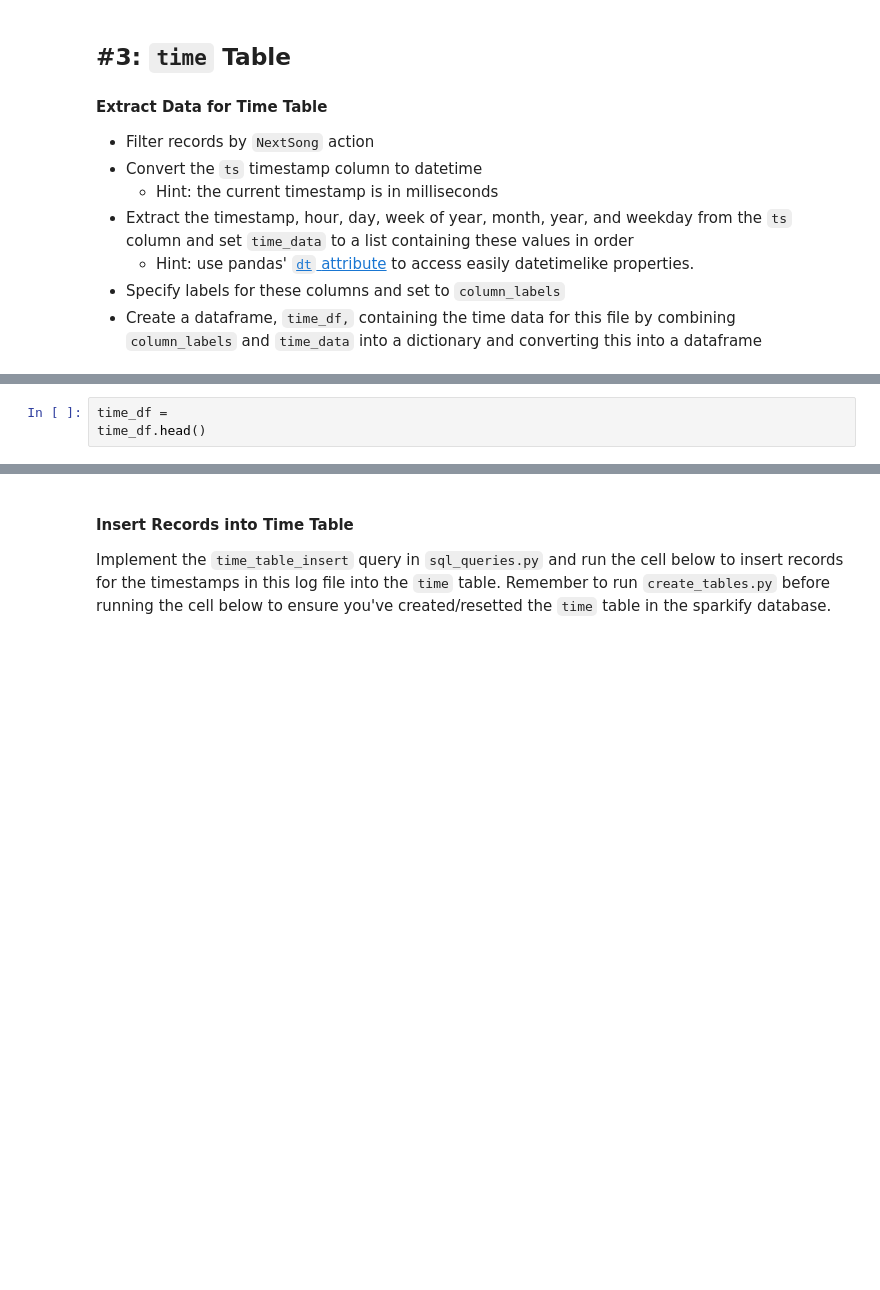
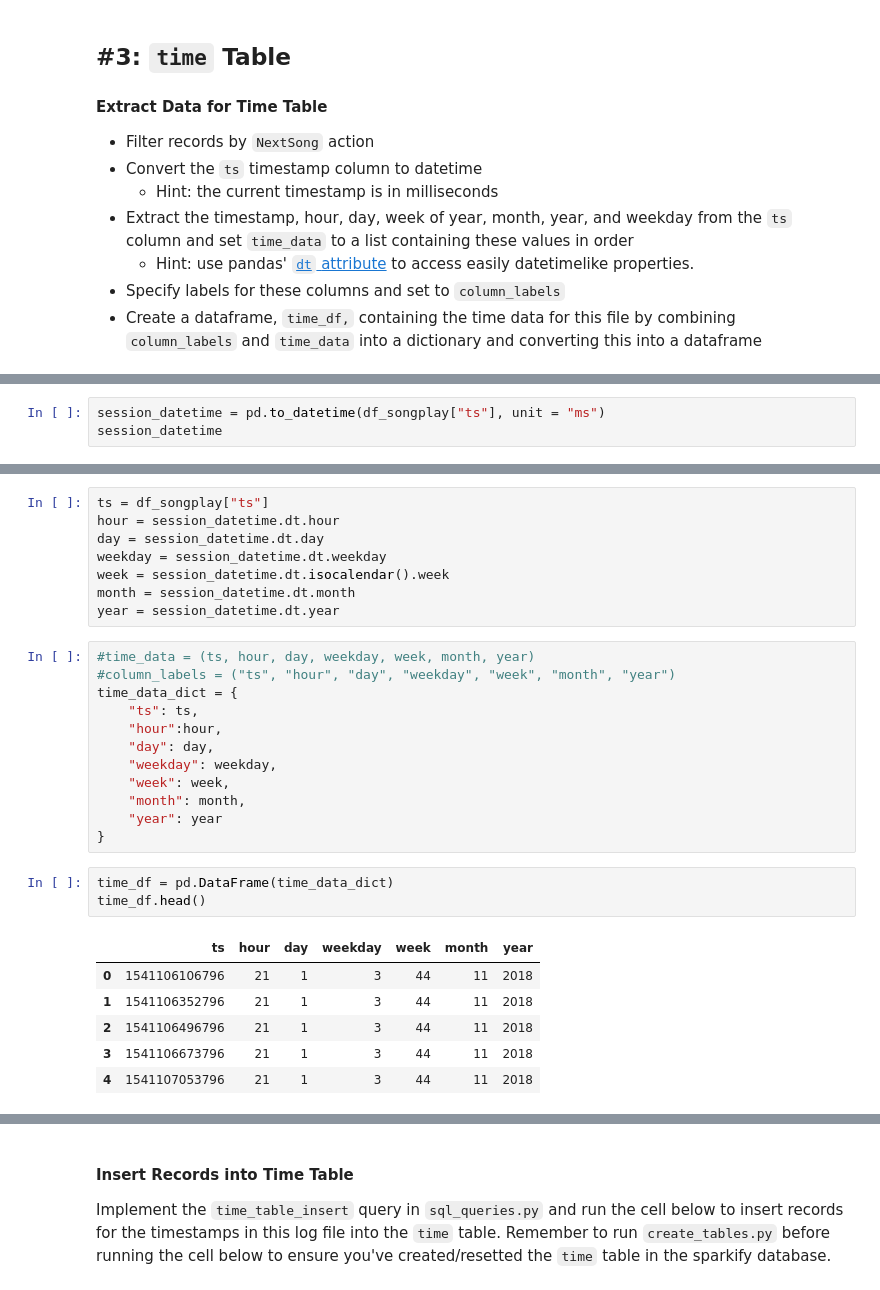
Before and after one commit to Hazem0h/Sparkify-JSON-Postgres-ETL, a Jupyter notebook: src/etl copy.ipynb, the cells around one changed output, grey strips where cells are left out. Drawn from its saved outputs; the diff is of its cells as text; blank space fills up the shorter version.

```diff
--- a/src/etl copy.ipynb
+++ b/src/etl copy.ipynb
@@ -220,0 +210,3 @@ column_labels = ()
+# %%
+session_datetime = pd.to_datetime(df_songplay["ts"], unit = "ms")
+session_datetime
@@ -221,3 +226,30 @@ column_labels = ()
+# %%
+ts = df_songplay["ts"]
+hour = session_datetime.dt.hour
+day = session_datetime.dt.day
+weekday = session_datetime.dt.weekday
+week = session_datetime.dt.isocalendar().week
+month = session_datetime.dt.month
+year = session_datetime.dt.year
+# %%
+#time_data = (ts, hour, day, weekday, week, month, year)
+#column_labels = ("ts", "hour", "day", "weekday", "week", "month", "year")
+time_data_dict = {
+    "ts": ts,
+    "hour":hour,
+    "day": day,
+    "weekday": weekday,
+    "week": week,
+    "month": month,
+    "year": year
+}
 # %%
-time_df =
+time_df = pd.DataFrame(time_data_dict)
 time_df.head()
+# %% [output]
+|  | ts | hour | day | weekday | week | month | year |
+| 0 | 1541106106796 | 21 | 1 | 3 | 44 | 11 | 2018 |
+| 1 | 1541106352796 | 21 | 1 | 3 | 44 | 11 | 2018 |
+| 2 | 1541106496796 | 21 | 1 | 3 | 44 | 11 | 2018 |
+| 3 | 1541106673796 | 21 | 1 | 3 | 44 | 11 | 2018 |
+| 4 | 1541107053796 | 21 | 1 | 3 | 44 | 11 | 2018 |
```
Also changed, not shown: parts of 36 cells of this notebook, 4 other files.
